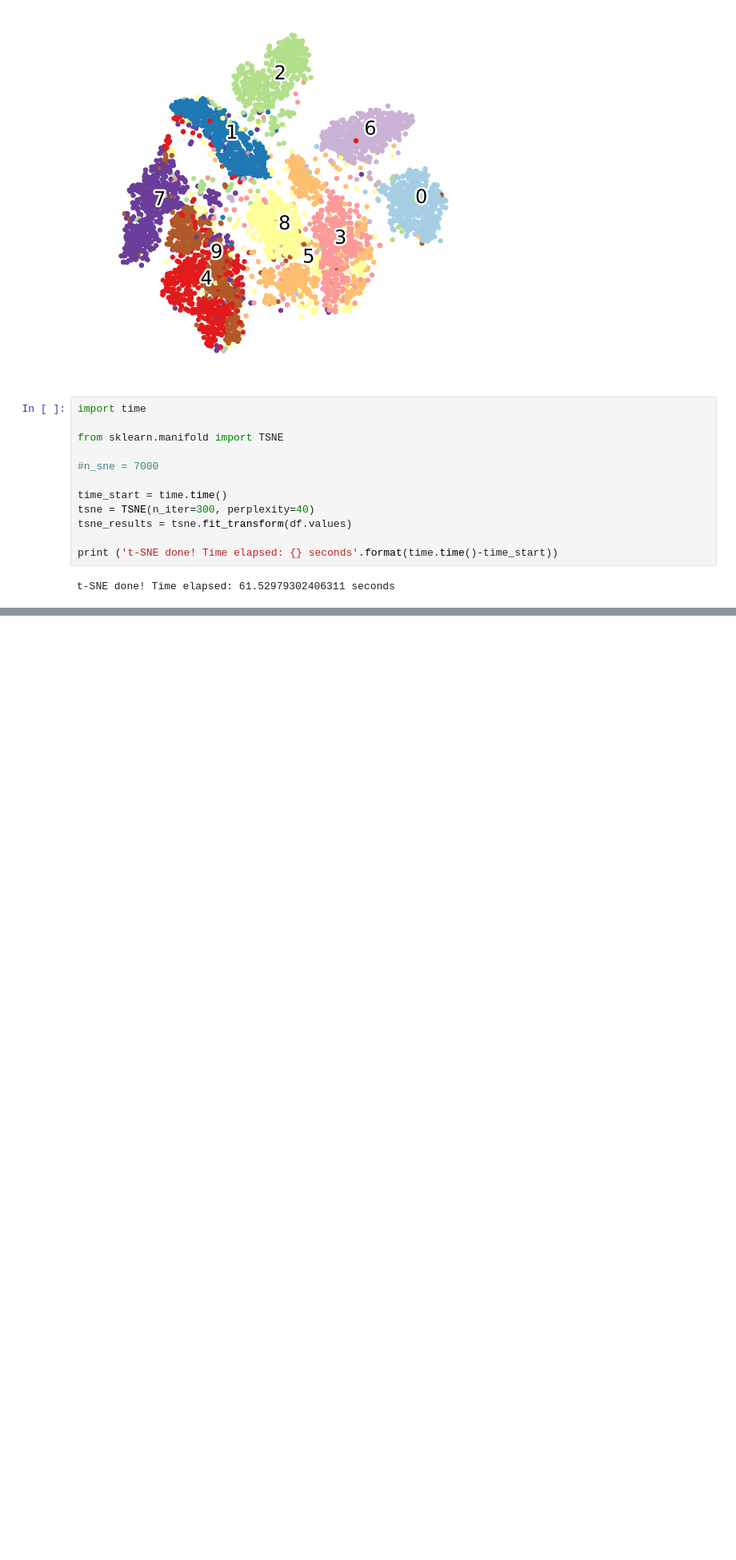
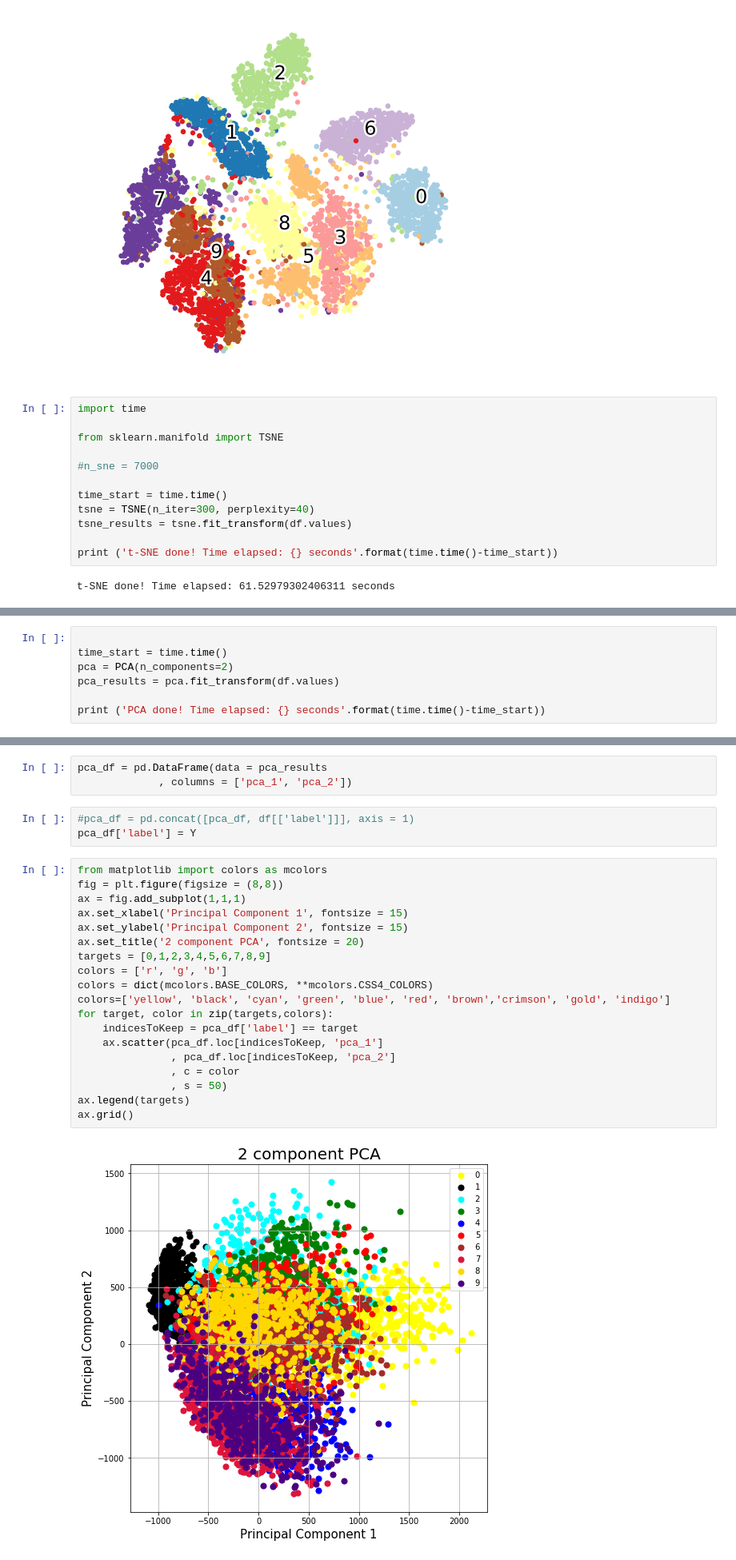
Before and after one commit to arshren/TSNE, a Jupyter notebook: TSNE-MNIST.ipynb, the cells around one changed output, grey strips where cells are left out. Shown at 80% size. Saved outputs shown, nothing was run; the diff lists cells and outputs as text; blank space fills up the shorter version.

```diff
--- a/TSNE-MNIST.ipynb
+++ b/TSNE-MNIST.ipynb
@@ -314,0 +340,7 @@ plot_scatter( tsne_results,     df['label'])
+# %%
+
+time_start = time.time()
+pca = PCA(n_components=2)
+pca_results = pca.fit_transform(df.values)
+
+print ('PCA done! Time elapsed: {} seconds'.format(time.time()-time_start))
@@ -314,0 +359,27 @@ plot_scatter( tsne_results,     df['label'])
+# %%
+pca_df = pd.DataFrame(data = pca_results
+             , columns = ['pca_1', 'pca_2'])
+# %%
+#pca_df = pd.concat([pca_df, df[['label']]], axis = 1)
+pca_df['label'] = Y
+# %%
+from matplotlib import colors as mcolors
+fig = plt.figure(figsize = (8,8))
+ax = fig.add_subplot(1,1,1)
+ax.set_xlabel('Principal Component 1', fontsize = 15)
+ax.set_ylabel('Principal Component 2', fontsize = 15)
+ax.set_title('2 component PCA', fontsize = 20)
+targets = [0,1,2,3,4,5,6,7,8,9]
+colors = ['r', 'g', 'b']
+colors = dict(mcolors.BASE_COLORS, **mcolors.CSS4_COLORS)
+colors=['yellow', 'black', 'cyan', 'green', 'blue', 'red', 'brown','crimson', 'gold', 'indigo']
+for target, color in zip(targets,colors):
+    indicesToKeep = pca_df['label'] == target
+    ax.scatter(pca_df.loc[indicesToKeep, 'pca_1']
+               , pca_df.loc[indicesToKeep, 'pca_2']
+               , c = color
+               , s = 50)
+ax.legend(targets)
+ax.grid()
+# %% [output]
+[figure, added]
```
Also changed, not shown: parts of 8 cells of this notebook.
